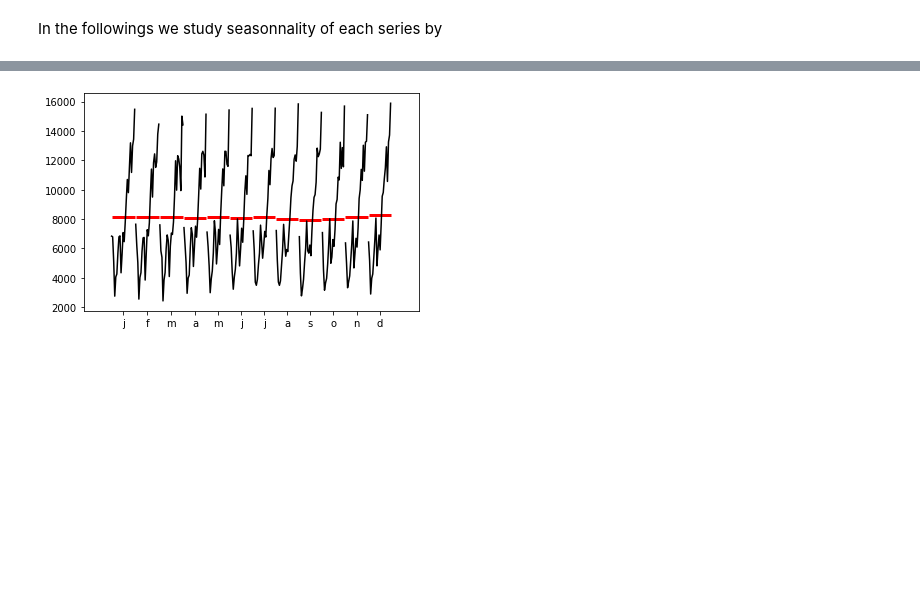
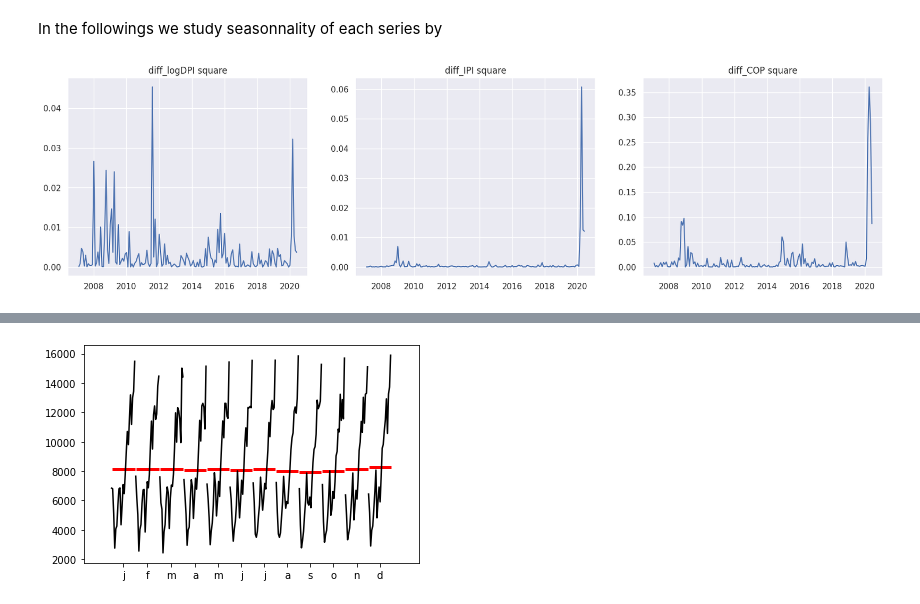
Before and after one commit to flokoafon/WQU_project, a Jupyter notebook: WQU_project.ipynb, the cells around one changed output, grey strips where cells are left out. Cells and saved outputs as stored; diff of their text form; code cells hidden in the pictures; blank space fills up the shorter version.

```diff
--- a/WQU_project.ipynb
+++ b/WQU_project.ipynb
@@ -498,2 +508,17 @@ As each series is I(1), a Vector Error Model (VEC) could be applied if there is
 # %% [markdown]
 In the followings we study seasonnality of each series by
+# %%
+plt.figure(1,figsize=(20,5))
+plt.subplot(1, 3, 1)
+plt.plot(diff_logDPI*diff_logDPI)
+plt.title("diff_logDPI square")
+plt.subplot(1, 3, 2)
+plt.plot(diff_logIPI*diff_logIPI)
+plt.title("diff_IPI square")
+plt.subplot(1, 3, 3)
+plt.plot(diff_logCOP*diff_logCOP)
+plt.title("diff_COP square")
+
+plt.show()
+# %% [output]
+[figure, added]
```
Also changed, not shown: parts of 18 cells of this notebook.
